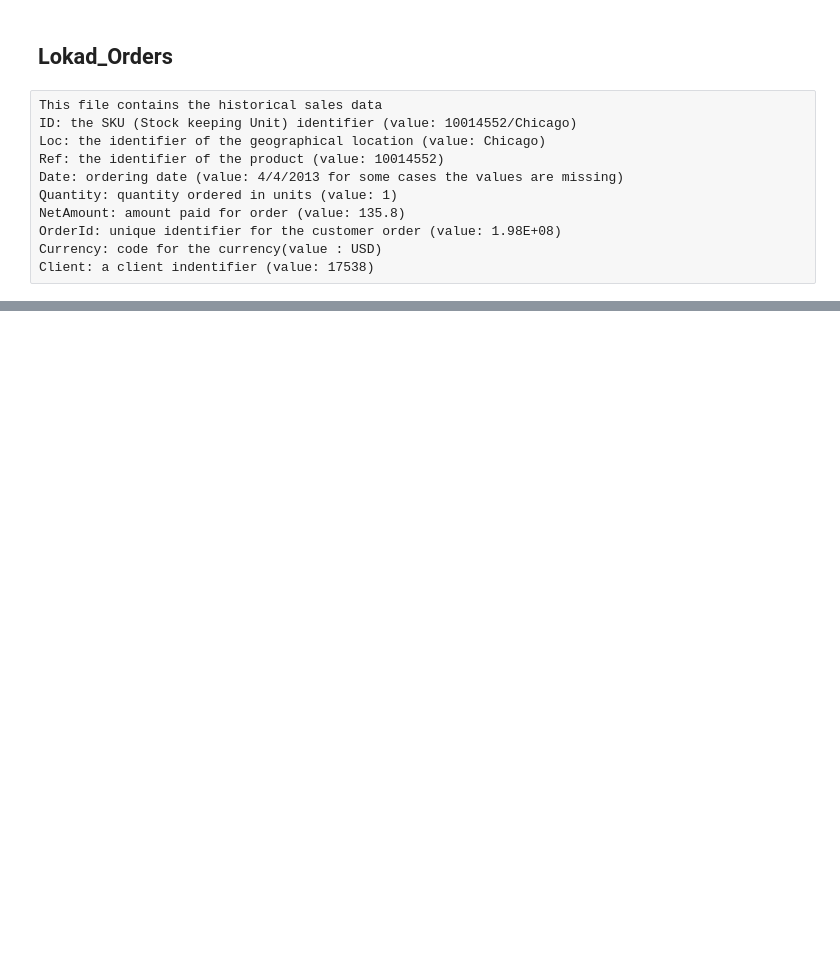
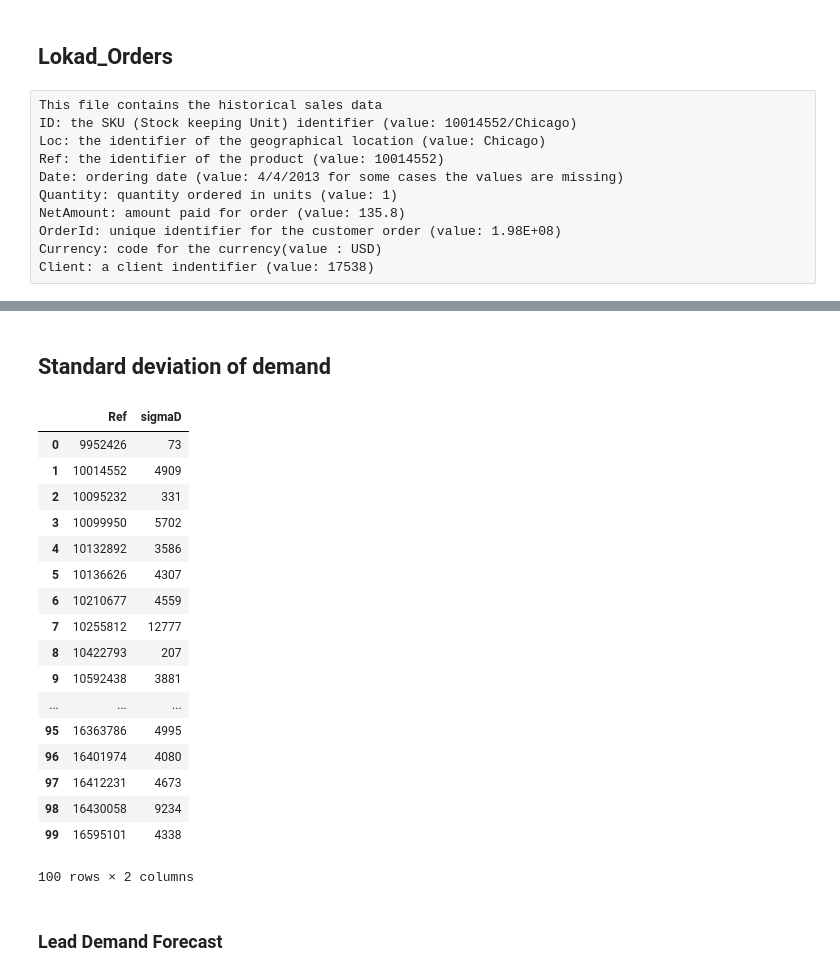
Before and after one commit to pratishthakapoor/RetailReplenishement, a Jupyter notebook: Code/LeadDemand/LeadDemand.ipynb, the cells around one changed output, grey strips where cells are left out. Cells and saved outputs as stored; diff of their text form; code cells hidden in the pictures; blank space fills up the shorter version.

```diff
--- a/Code/LeadDemand/LeadDemand.ipynb
+++ b/Code/LeadDemand/LeadDemand.ipynb
@@ -152,0 +213,2 @@ Name: Demand, Length: 100, dtype: int64
+# %% [markdown]
+## Standard deviation of demand
@@ -152,0 +217,25 @@ Name: Demand, Length: 100, dtype: int64
+# %%
+sigma_LD = new_data.groupby('Ref')['Demand'].std().fillna(0).astype(int)
+sigma_LD.to_csv('temp.csv')
+colname = ['Ref', 'sigmaD']
+df = pd.read_csv('temp.csv', names = colname, header = None)
+df
+# %% [output]
+|  | Ref | sigmaD |
+| 0 | 9952426 | 73 |
+| 1 | 10014552 | 4909 |
+| 2 | 10095232 | 331 |
+| 3 | 10099950 | 5702 |
+| 4 | 10132892 | 3586 |
+| 5 | 10136626 | 4307 |
+| 6 | 10210677 | 4559 |
+| 7 | 10255812 | 12777 |
+| 8 | 10422793 | 207 |
+| 9 | 10592438 | 3881 |
+| ... | ... | ... |
+| 95 | 16363786 | 4995 |
+| 96 | 16401974 | 4080 |
+| 97 | 16412231 | 4673 |
+| 98 | 16430058 | 9234 |
+| 99 | 16595101 | 4338 |
+100 rows × 2 columns
@@ -152,0 +244,2 @@ Name: Demand, Length: 100, dtype: int64
+# %% [markdown]
+### Lead Demand Forecast
```
Also changed, not shown: parts of 18 cells of this notebook.
